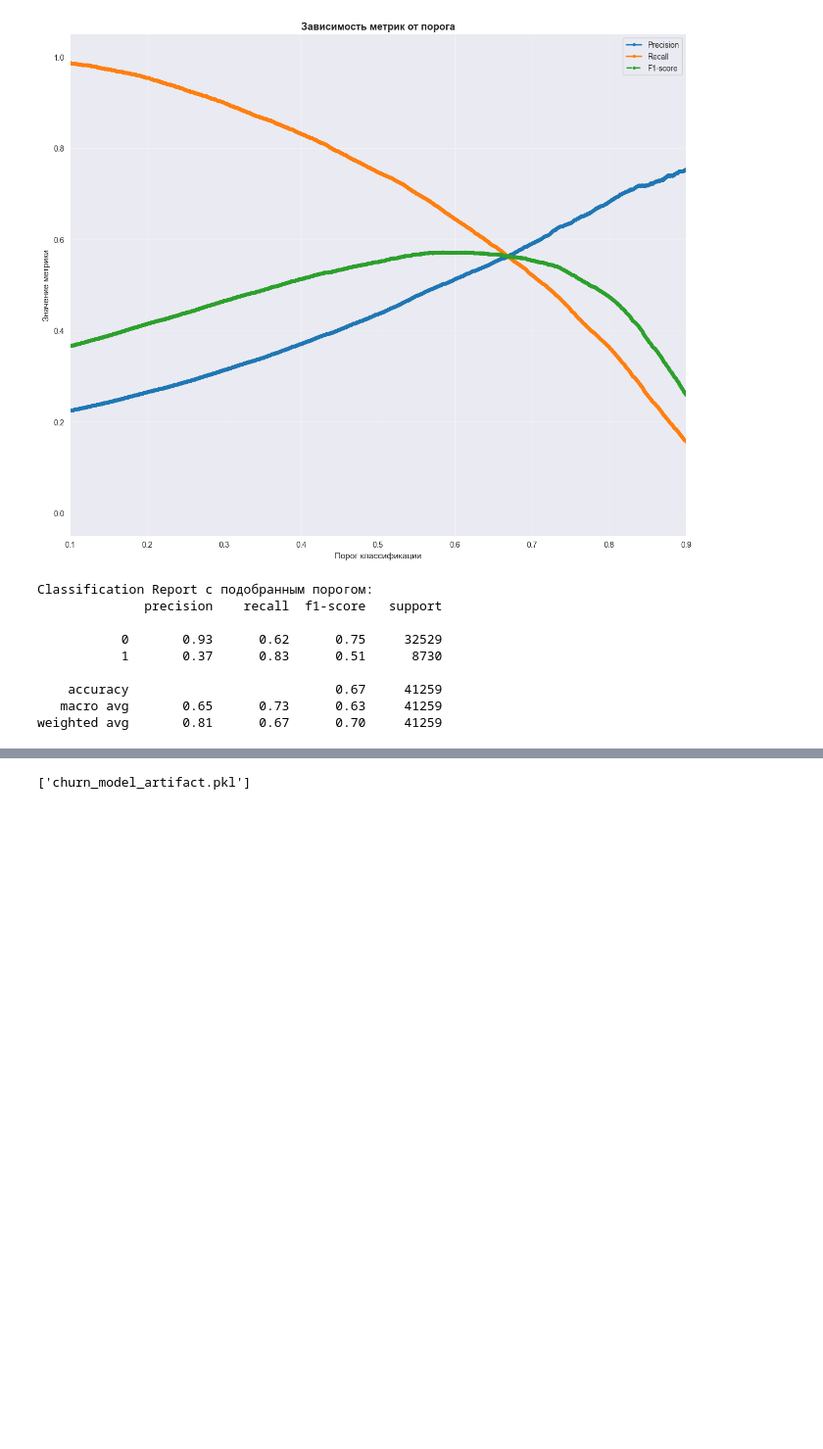
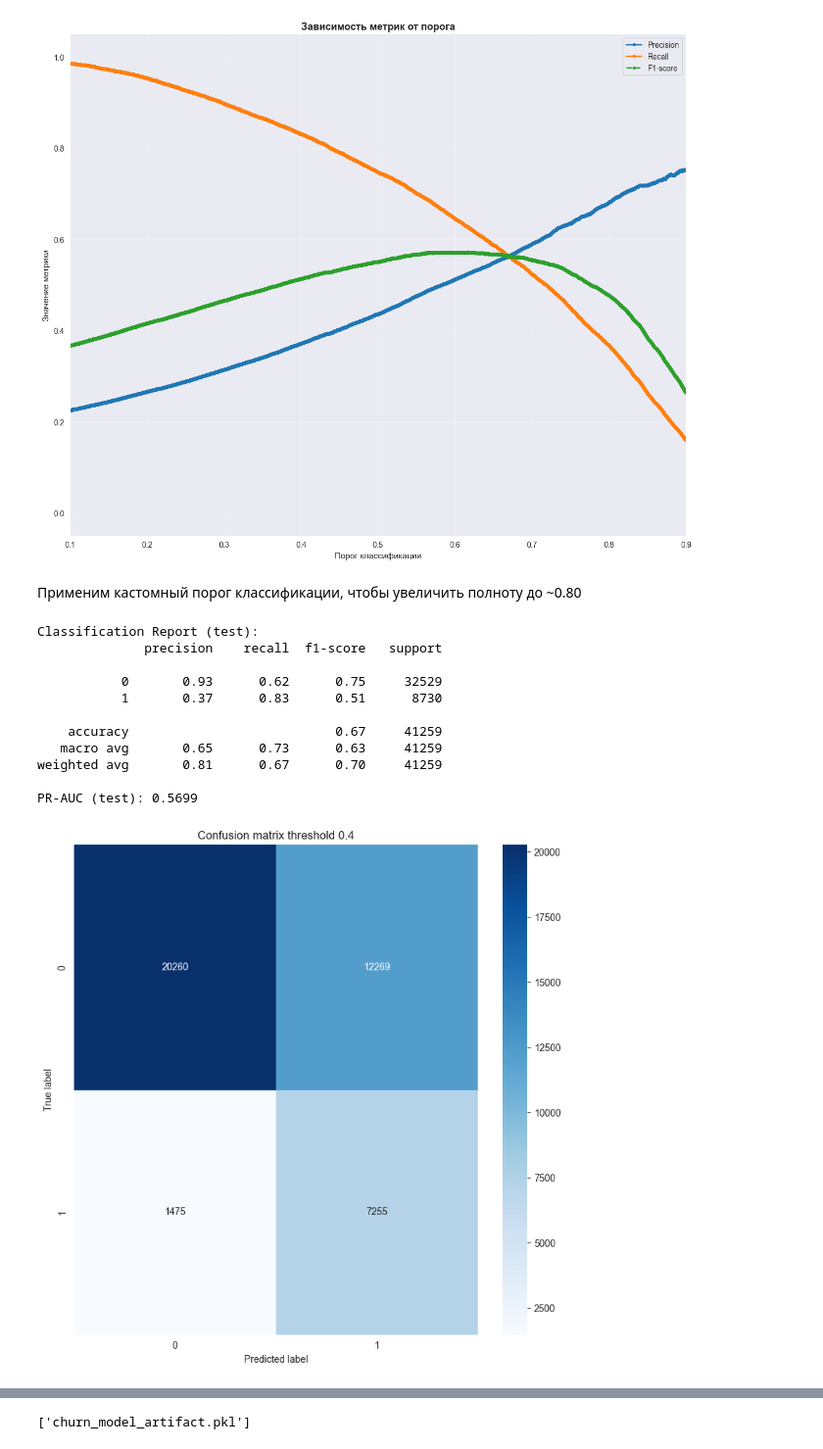
Before and after one commit to LinkiChmu/Bank_customer_churn_prediction, a Jupyter notebook: src/model/baseline.ipynb, the cells around one changed output, grey strips where cells are left out. Shown at 98% size. Saved outputs shown, nothing was run; the diff lists cells and outputs as text; code cells hidden in the pictures; blank space fills up the shorter version.

```diff
--- a/src/model/baseline.ipynb
+++ b/src/model/baseline.ipynb
@@ -122 +108,29 @@ Accuracy (доля верных ответов) - очень плохой выб
+# %%
+def print_metrics(y_true, y_pred, y_proba,
+                  cv_metrics=None,
+                  pipeline_name="Logistic Regression",
+                  figsize=(8, 8), cmap="Blues"):
+    """
+    Выводит в консоль метрики по кросс-валидации на трейне.
+    Выводит Classification Report на тесте.
+    Строит и показывает матрицу ошибок."""
+
+    if cv_metrics is not None :
+        print("CV-метрики на train (среднее):")
+        for k, v in cv_metrics.items():
+            if k.startswith('test_'):
+                print(f"{k.replace('test_', '')}: {v.mean():.4f}")
+
+    print("\nClassification Report (test):")
+    print(classification_report(y_true, y_pred))
+    print(f"PR-AUC (test): {average_precision_score(y_true, y_proba):.4f}")
+
+    cm = confusion_matrix(y_true, y_pred)
+    plt.figure(figsize=figsize)
+    sns.heatmap(cm, annot=True, fmt='d', cmap=cmap)
+    plt.title(f"Confusion matrix {pipeline_name}")
+    plt.ylabel('True label')
+    plt.xlabel('Predicted label')
+    plt.tight_layout()
+    plt.show()
 # %%
@@ -270,20 +266,22 @@ def plot_metrics_vs_threshold(y_true, y_proba):
 plot_metrics_vs_threshold(y_test, y_proba_opt)
 # %% [output]
 [figure]
+# %% [markdown]
+Применим кастомный порог классификации, чтобы увеличить полноту до ~0.80
 # %%
 threshold = 0.4
-
-# Применяем кастомный порог
 y_pred_custom = (y_proba_opt >= threshold)
-print("Classification Report с подобранным порогом:")
-print(classification_report(y_test, y_pred_custom))
+print_metrics(y_test, y_pred_custom, y_proba_opt, pipeline_name=f"threshold {threshold}")
 # %% [output]
-Classification Report с подобранным порогом:
+Classification Report (test):
               precision    recall  f1-score   support
 
            0       0.93      0.62      0.75     32529
            1       0.37      0.83      0.51      8730
 
     accuracy                           0.67     41259
    macro avg       0.65      0.73      0.63     41259
 weighted avg       0.81      0.67      0.70     41259
+
+PR-AUC (test): 0.5699
+[figure, added]
```
Also changed, not shown: parts of 17 cells of this notebook.
